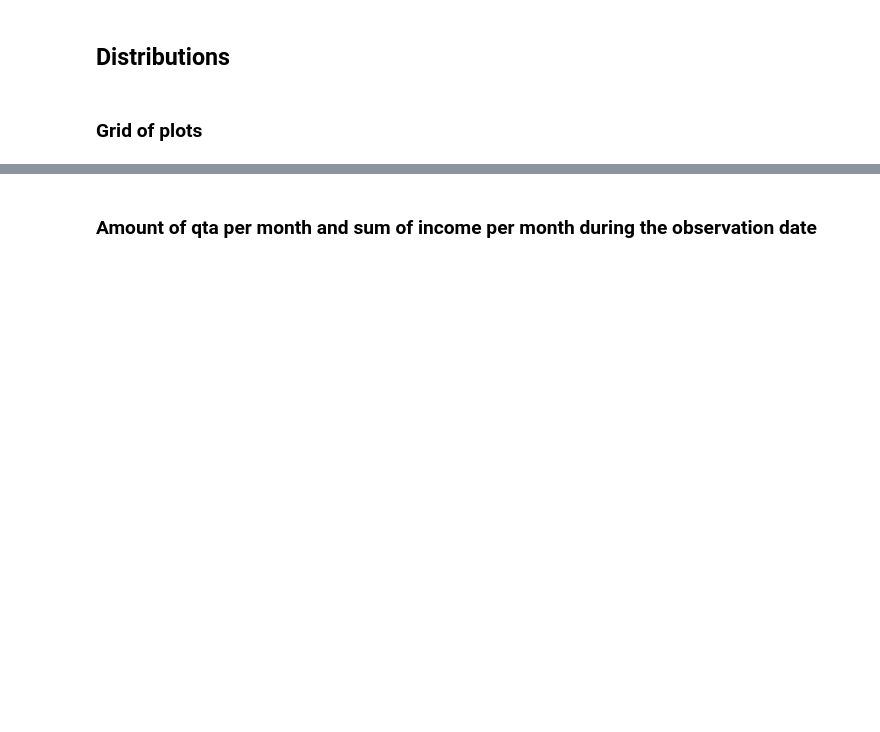
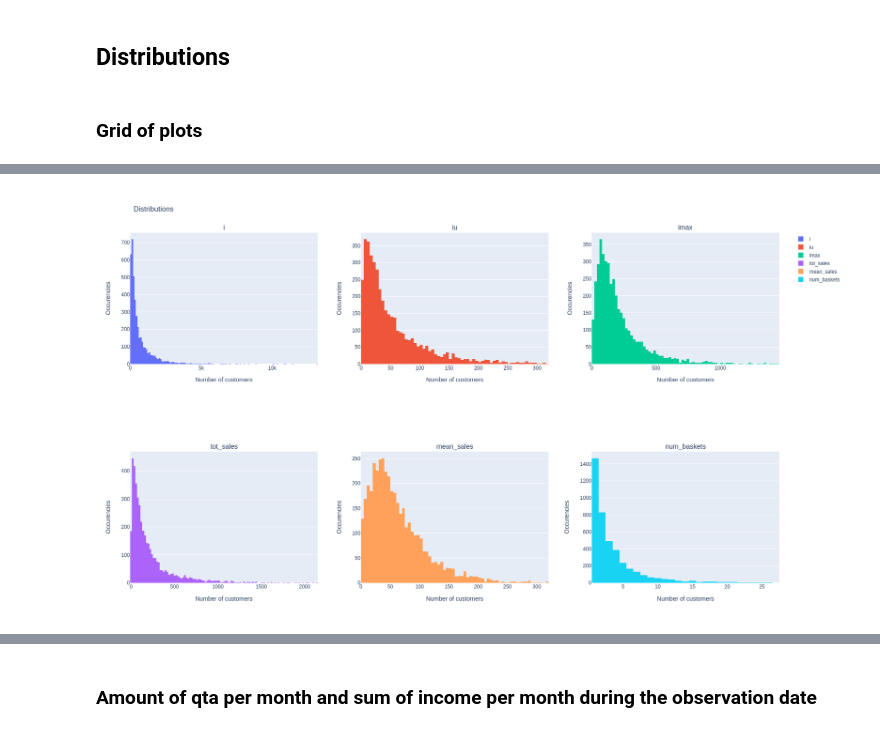
Before and after one commit to gioleppe/Data-Mining-20-21, a Jupyter notebook: notebooks/Task1_data_understanding_and_preparation.ipynb, the cells around one changed output, grey strips where cells are left out. Cells and saved outputs as stored; diff of their text form; code cells hidden in the pictures; blank space fills up the shorter version.

```diff
--- a/notebooks/Task1_data_understanding_and_preparation.ipynb
+++ b/notebooks/Task1_data_understanding_and_preparation.ipynb
@@ -586,45 +617,54 @@ df_no_outlier.to_csv(NO_OUTLIER, index=False)
 
 fig = make_subplots(
     rows=2, cols=3,
-    subplot_titles=("i","iu","imax","tot_sales","mean_sales")
+    subplot_titles=("i","iu","imax","tot_sales","mean_sales","num_baskets")
 )
 
 
 # amount spent by customer distribution
 fig.add_trace(
-    go.Histogram(x=df_indicators_no_outlier['i'].tolist()),
+    go.Histogram(x=df_indicators_no_outlier['i'].tolist(),name="i"),
     row=1, col=1
 )
 
 
 # amount spent by customer distribution
 fig.add_trace(
-    go.Histogram(x=df_indicators_no_outlier['iu'].tolist()),
+    go.Histogram(x=df_indicators_no_outlier['iu'].tolist(),name="iu"),
     row=1, col=2
 )
 
 
 # amount spent by customer distribution
 fig.add_trace(
-    go.Histogram(x=df_indicators_no_outlier['imax'].tolist()),
+    go.Histogram(x=df_indicators_no_outlier['imax'].tolist(),name="imax"),
     row=1, col=3
 )
 
 
 # amount spent by customer distribution
 fig.add_trace(
-    go.Histogram(x=df_indicators_no_outlier['tot_sales'].tolist()),
+    go.Histogram(x=df_indicators_no_outlier['tot_sales'].tolist(),name="tot_sales"),
     row=2, col=1
 )
 
 
 # amount spent by customer distribution
 fig.add_trace(
-    go.Histogram(x=df_indicators_no_outlier['mean_sales'].tolist()),
+    go.Histogram(x=df_indicators_no_outlier['mean_sales'].tolist(),name="mean_sales"),
     row=2, col=2
 )
 
 
+# amount spent by customer distribution
+fig.add_trace(
+    go.Histogram(x=df_indicators_no_outlier['num_baskets'].tolist(),name="num_baskets"),
+    row=2, col=3
+)
+
+fig.update_xaxes(title_text = "Number of customers")
+fig.update_yaxes(title_text = "Occurencies")
 fig.update_layout(height=1000, width=1200, title_text="Distributions")
+#fig.write_image("../output/task1/indicators_distributions.png")
 fig.show()
 # %% [output]
@@ -632,3 +671,4 @@ fig.show()
+[figure, added]
 # %%
 temp = df[['CustomerID', 'CustomerCountry']].groupby(['CustomerID', 'CustomerCountry']).count()
 temp = temp.reset_index(drop = False)
```
Also changed, not shown: parts of 25 cells of this notebook, 14 other files.
